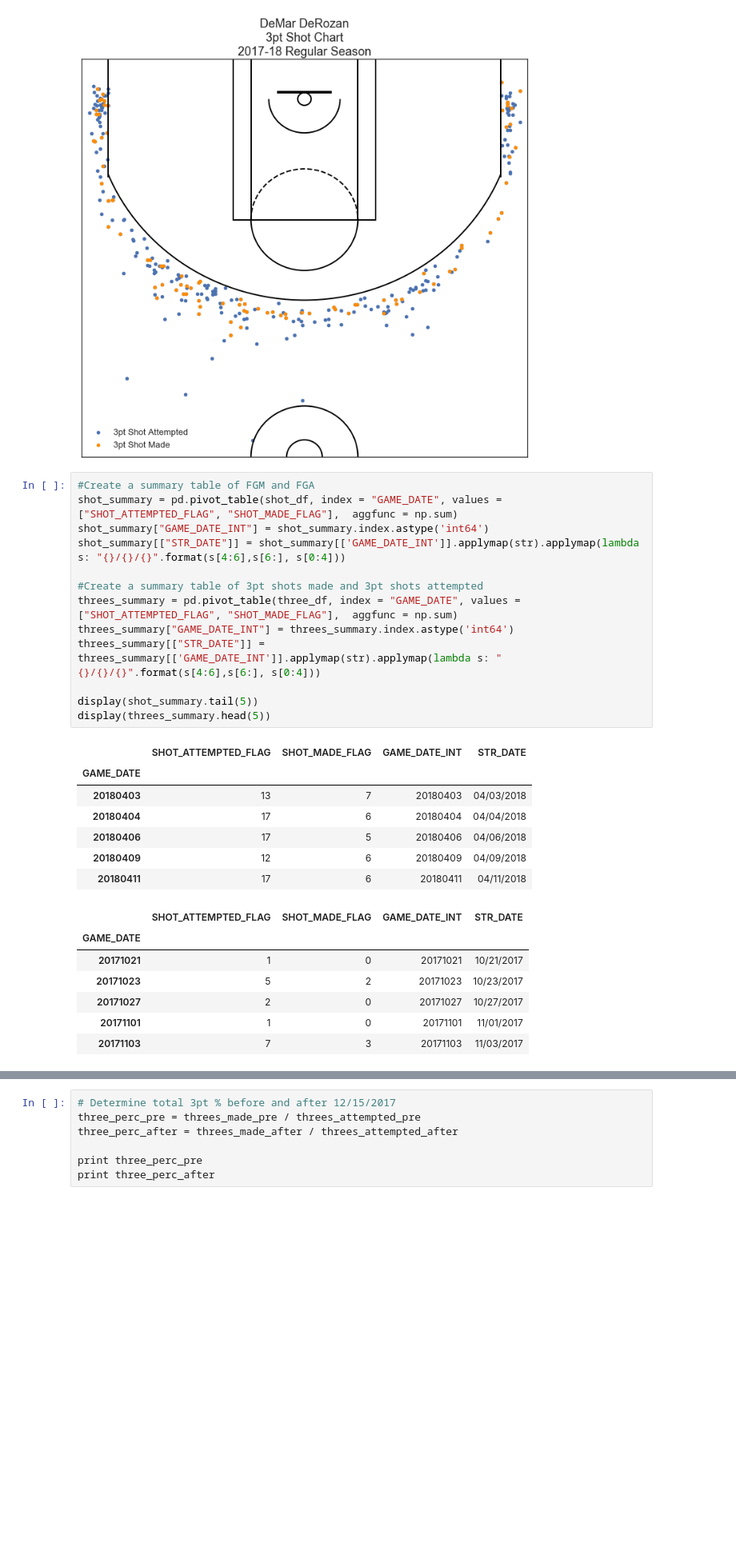
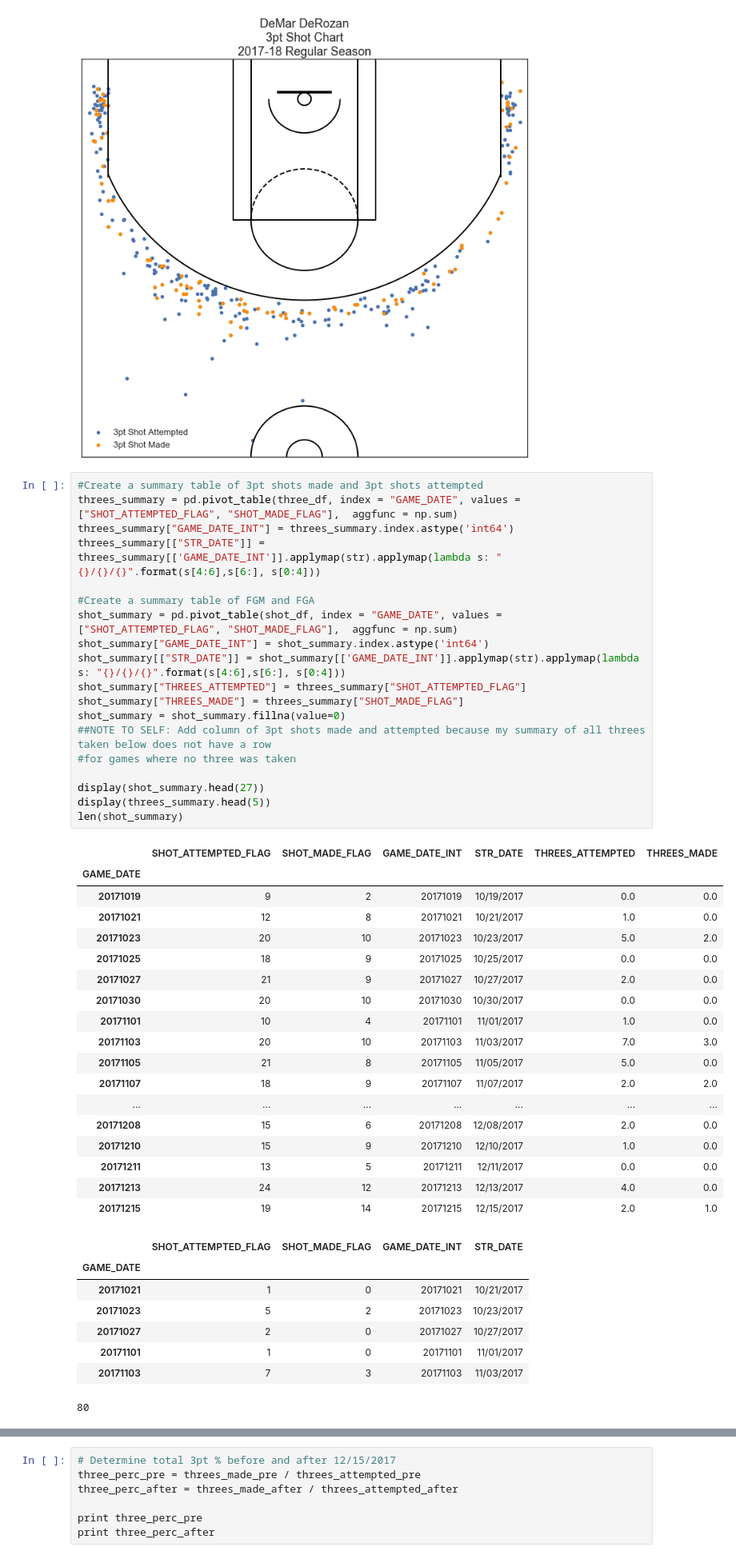
Before and after one commit to zstatmanweil/NBAExperiments, a Jupyter notebook: ShotChart/DeMarDeRozan3ptAnalysis.ipynb, the cells around one changed output, grey strips where cells are left out. Shown at 80% size. Drawn from its saved outputs; the diff is of its cells as text; blank space fills up the shorter version.

```diff
--- a/ShotChart/DeMarDeRozan3ptAnalysis.ipynb
+++ b/ShotChart/DeMarDeRozan3ptAnalysis.ipynb
@@ -261,34 +261,52 @@ plt.title('DeMar DeRozan\n 3pt Shot Chart \n2017-18 Regular Season', fontsize=18
 # %% [output]
 Text(0.5,1,'DeMar DeRozan\n 3pt Shot Chart \n2017-18 Regular Season')
 [figure]
-# %%
-#Create a summary table of FGM and FGA
-shot_summary = pd.pivot_table(shot_df, index = "GAME_DATE", values = ["SHOT_ATTEMPTED_FLAG", "SHOT_MADE_FLAG"],  aggfunc = np.sum)
-shot_summary["GAME_DATE_INT"] = shot_summary.index.astype('int64')
-shot_summary[["STR_DATE"]] = shot_summary[['GAME_DATE_INT']].applymap(str).applymap(lambda s: "{}/{}/{}".format(s[4:6],s[6:], s[0:4]))
-
-#Create a summary table of 3pt shots made and 3pt shots attempted
-threes_summary = pd.pivot_table(three_df, index = "GAME_DATE", values = ["SHOT_ATTEMPTED_FLAG", "SHOT_MADE_FLAG"],  aggfunc = np.sum)
-threes_summary["GAME_DATE_INT"] = threes_summary.index.astype('int64')
-threes_summary[["STR_DATE"]] = threes_summary[['GAME_DATE_INT']].applymap(str).applymap(lambda s: "{}/{}/{}".format(s[4:6],s[6:], s[0:4]))
-
-display(shot_summary.tail(5))
-display(threes_summary.head(5))
-# %% [output]
-|  | SHOT_ATTEMPTED_FLAG | SHOT_MADE_FLAG | GAME_DATE_INT | STR_DATE |
-| GAME_DATE |  |  |  |  |
-| 20180403 | 13 | 7 | 20180403 | 04/03/2018 |
-| 20180404 | 17 | 6 | 20180404 | 04/04/2018 |
-| 20180406 | 17 | 5 | 20180406 | 04/06/2018 |
-| 20180409 | 12 | 6 | 20180409 | 04/09/2018 |
-| 20180411 | 17 | 6 | 20180411 | 04/11/2018 |
-|  | SHOT_ATTEMPTED_FLAG | SHOT_MADE_FLAG | GAME_DATE_INT | STR_DATE |
-| GAME_DATE |  |  |  |  |
-| 20171021 | 1 | 0 | 20171021 | 10/21/2017 |
-| 20171023 | 5 | 2 | 20171023 | 10/23/2017 |
-| 20171027 | 2 | 0 | 20171027 | 10/27/2017 |
-| 20171101 | 1 | 0 | 20171101 | 11/01/2017 |
-| 20171103 | 7 | 3 | 20171103 | 11/03/2017 |
+# %%
+#Create a summary table of 3pt shots made and 3pt shots attempted
+threes_summary = pd.pivot_table(three_df, index = "GAME_DATE", values = ["SHOT_ATTEMPTED_FLAG", "SHOT_MADE_FLAG"],  aggfunc = np.sum)
+threes_summary["GAME_DATE_INT"] = threes_summary.index.astype('int64')
+threes_summary[["STR_DATE"]] = threes_summary[['GAME_DATE_INT']].applymap(str).applymap(lambda s: "{}/{}/{}".format(s[4:6],s[6:], s[0:4]))
+
+#Create a summary table of FGM and FGA
+shot_summary = pd.pivot_table(shot_df, index = "GAME_DATE", values = ["SHOT_ATTEMPTED_FLAG", "SHOT_MADE_FLAG"],  aggfunc = np.sum)
+shot_summary["GAME_DATE_INT"] = shot_summary.index.astype('int64')
+shot_summary[["STR_DATE"]] = shot_summary[['GAME_DATE_INT']].applymap(str).applymap(lambda s: "{}/{}/{}".format(s[4:6],s[6:], s[0:4]))
+shot_summary["THREES_ATTEMPTED"] = threes_summary["SHOT_ATTEMPTED_FLAG"]
+shot_summary["THREES_MADE"] = threes_summary["SHOT_MADE_FLAG"]
+shot_summary = shot_summary.fillna(value=0)
+##NOTE TO SELF: Add column of 3pt shots made and attempted because my summary of all threes taken below does not have a row
+#for games where no three was taken
+
+display(shot_summary.head(27))
+display(threes_summary.head(5))
+len(shot_summary)
+# %% [output]
+|  | SHOT_ATTEMPTED_FLAG | SHOT_MADE_FLAG | GAME_DATE_INT | STR_DATE | THREES_ATTEMPTED | THREES_MADE |
+| GAME_DATE |  |  |  |  |  |  |
+| 20171019 | 9 | 2 | 20171019 | 10/19/2017 | 0.0 | 0.0 |
+| 20171021 | 12 | 8 | 20171021 | 10/21/2017 | 1.0 | 0.0 |
+| 20171023 | 20 | 10 | 20171023 | 10/23/2017 | 5.0 | 2.0 |
+| 20171025 | 18 | 9 | 20171025 | 10/25/2017 | 0.0 | 0.0 |
+| 20171027 | 21 | 9 | 20171027 | 10/27/2017 | 2.0 | 0.0 |
+| 20171030 | 20 | 10 | 20171030 | 10/30/2017 | 0.0 | 0.0 |
+| 20171101 | 10 | 4 | 20171101 | 11/01/2017 | 1.0 | 0.0 |
+| 20171103 | 20 | 10 | 20171103 | 11/03/2017 | 7.0 | 3.0 |
+| 20171105 | 21 | 8 | 20171105 | 11/05/2017 | 5.0 | 0.0 |
+| 20171107 | 18 | 9 | 20171107 | 11/07/2017 | 2.0 | 2.0 |
+| ... | ... | ... | ... | ... | ... | ... |
+| 20171208 | 15 | 6 | 20171208 | 12/08/2017 | 2.0 | 0.0 |
+| 20171210 | 15 | 9 | 20171210 | 12/10/2017 | 1.0 | 0.0 |
+| 20171211 | 13 | 5 | 20171211 | 12/11/2017 | 0.0 | 0.0 |
+| 20171213 | 24 | 12 | 20171213 | 12/13/2017 | 4.0 | 0.0 |
+| 20171215 | 19 | 14 | 20171215 | 12/15/2017 | 2.0 | 1.0 |
+|  | SHOT_ATTEMPTED_FLAG | SHOT_MADE_FLAG | GAME_DATE_INT | STR_DATE |
+| GAME_DATE |  |  |  |  |
+| 20171021 | 1 | 0 | 20171021 | 10/21/2017 |
+| 20171023 | 5 | 2 | 20171023 | 10/23/2017 |
+| 20171027 | 2 | 0 | 20171027 | 10/27/2017 |
+| 20171101 | 1 | 0 | 20171101 | 11/01/2017 |
+| 20171103 | 7 | 3 | 20171103 | 11/03/2017 |
+80
 # %%
 import calendar
 
```
Also changed, not shown: parts of 8 cells of this notebook, 1 other file.
